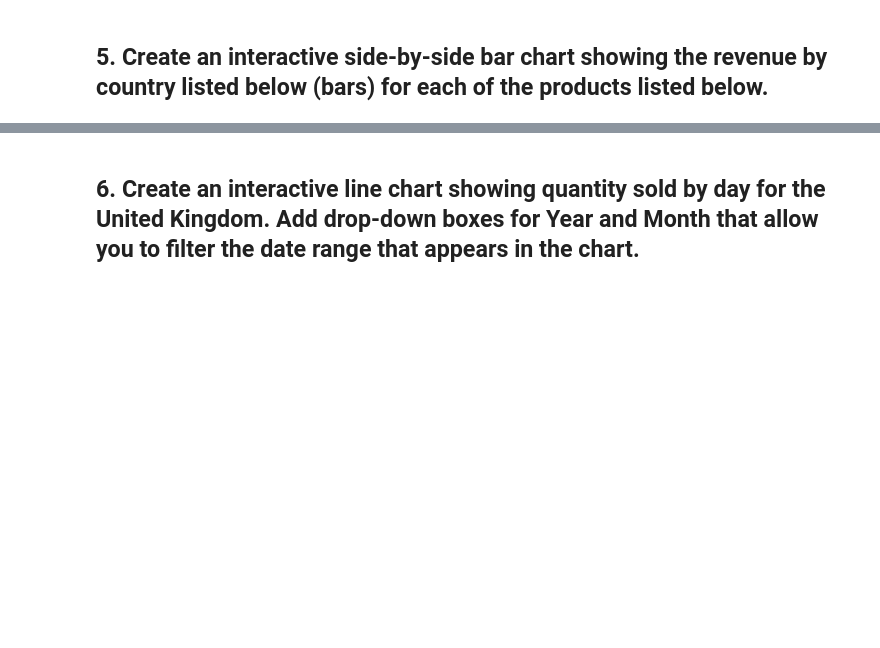
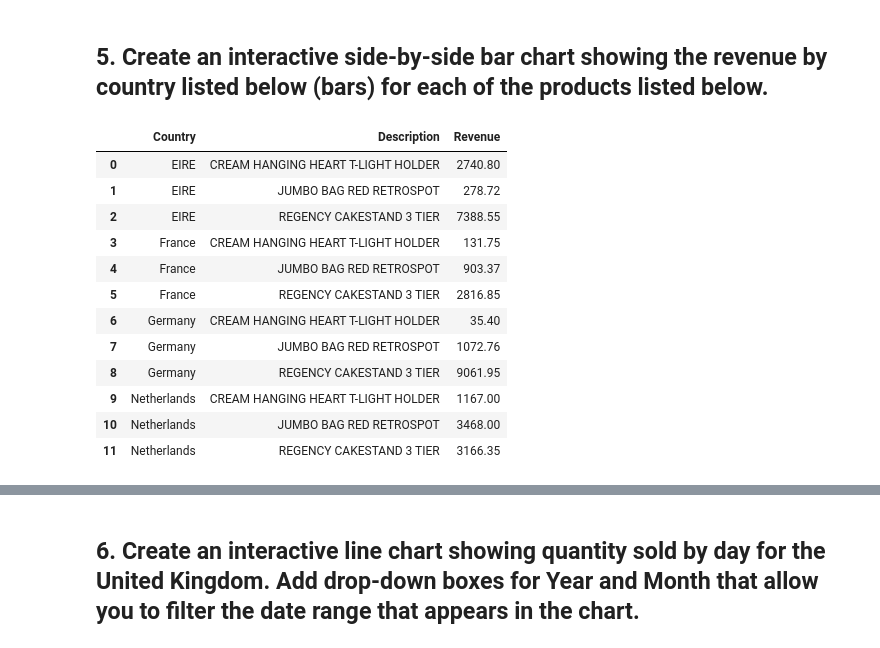
Before and after one commit to ta-datapt-bcn/lab-interactive-visualization, a Jupyter notebook: your-code/main.ipynb, the cells around one changed output, grey strips where cells are left out. Saved outputs shown, nothing was run; the diff lists cells and outputs as text; code cells hidden in the pictures; blank space fills up the shorter version.

```diff
--- a/your-code/main.ipynb
+++ b/your-code/main.ipynb
@@ -30,3 +104,23 @@ product_list = ['JUMBO BAG RED RETROSPOT',
                 'REGENCY CAKESTAND 3 TIER']
 
 country_list = ['EIRE', 'Germany', 'France', 'Netherlands']
+# %%
+df5 = data.loc[(data.Description.isin(product_list)) & (data.Country.isin(country_list))].groupby(['Country','Description'], as_index=False).sum()
+# %%
+df5 = df5[['Country', 'Description', 'Revenue']]
+# %%
+df5
+# %% [output]
+|  | Country | Description | Revenue |
+| 0 | EIRE | CREAM HANGING HEART T-LIGHT HOLDER | 2740.80 |
+| 1 | EIRE | JUMBO BAG RED RETROSPOT | 278.72 |
+| 2 | EIRE | REGENCY CAKESTAND 3 TIER | 7388.55 |
+| 3 | France | CREAM HANGING HEART T-LIGHT HOLDER | 131.75 |
+| 4 | France | JUMBO BAG RED RETROSPOT | 903.37 |
+| 5 | France | REGENCY CAKESTAND 3 TIER | 2816.85 |
+| 6 | Germany | CREAM HANGING HEART T-LIGHT HOLDER | 35.40 |
+| 7 | Germany | JUMBO BAG RED RETROSPOT | 1072.76 |
+| 8 | Germany | REGENCY CAKESTAND 3 TIER | 9061.95 |
+| 9 | Netherlands | CREAM HANGING HEART T-LIGHT HOLDER | 1167.00 |
+| 10 | Netherlands | JUMBO BAG RED RETROSPOT | 3468.00 |
+| 11 | Netherlands | REGENCY CAKESTAND 3 TIER | 3166.35 |
```
Also changed, not shown: parts of 27 cells of this notebook.
